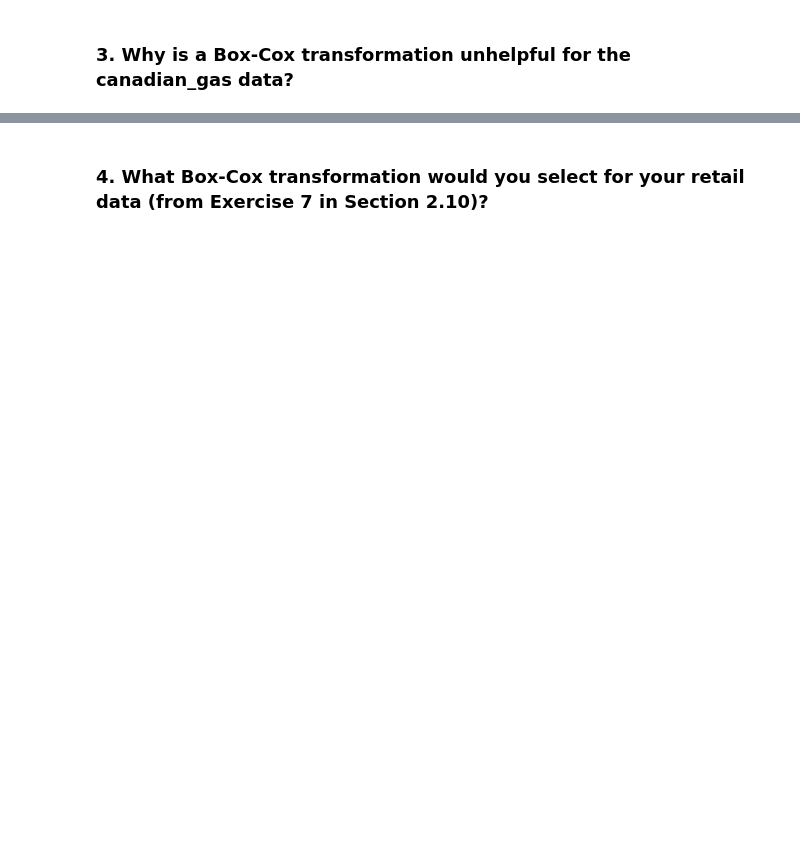
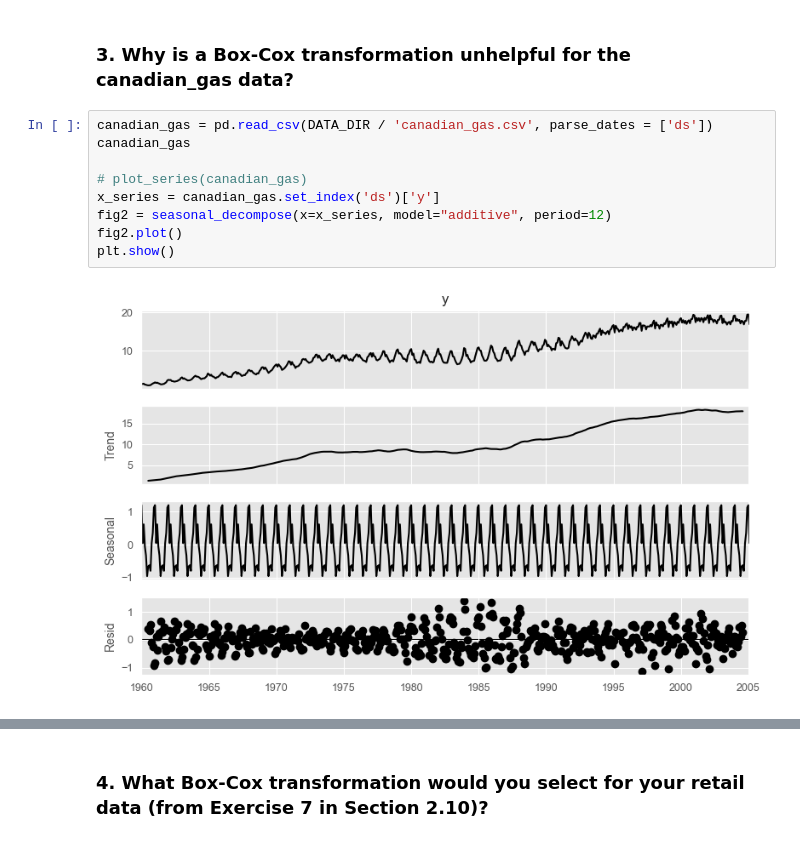
Before and after one commit to Le-Phu-Family/-Time-Series-Analysis-and-Forecasting-methods-, a Jupyter notebook: notebooks/Chapter 3 - Time Series Decomposition/Exercises for Chapter 3.ipynb, the cells around one changed output, grey strips where cells are left out. Drawn from its saved outputs; the diff is of its cells as text; blank space fills up the shorter version.

```diff
--- a/notebooks/Chapter 3 - Time Series Decomposition/Exercises for Chapter 3.ipynb
+++ b/notebooks/Chapter 3 - Time Series Decomposition/Exercises for Chapter 3.ipynb
@@ -64,2 +130,13 @@ display(fig)
 # %% [markdown]
 ### 3. Why is a Box-Cox transformation unhelpful for the canadian_gas data?
+# %%
+canadian_gas = pd.read_csv(DATA_DIR / 'canadian_gas.csv', parse_dates = ['ds'])
+canadian_gas
+
+# plot_series(canadian_gas)
+x_series = canadian_gas.set_index('ds')['y']
+fig2 = seasonal_decompose(x=x_series, model="additive", period=12)
+fig2.plot()
+plt.show()
+# %% [output]
+[figure, added]
```
Also changed, not shown: parts of 13 cells of this notebook, 1 other file.
